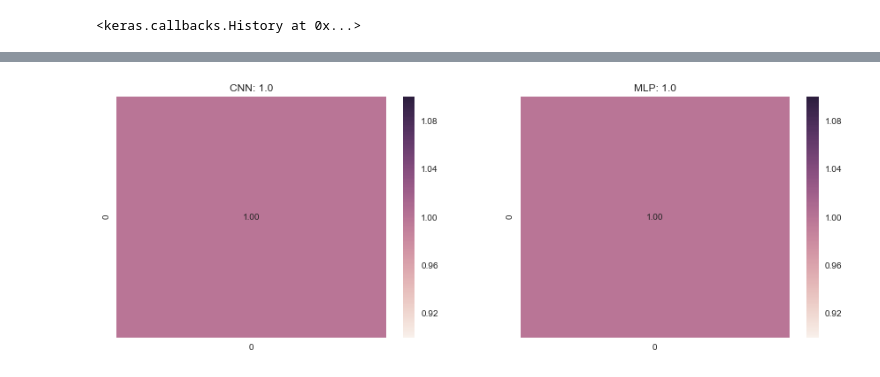
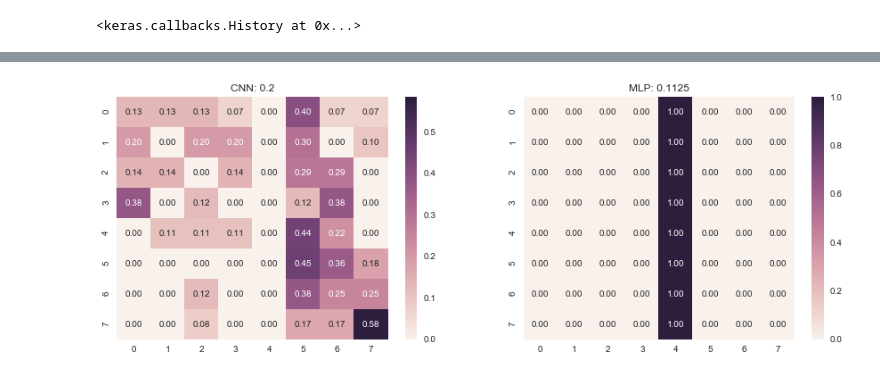
Before and after one commit to MachineLearning-FA2017/Lab8, a Jupyter notebook: CNN Van.ipynb, the cells around one changed output, grey strips where cells are left out. Saved outputs shown, nothing was run; the diff lists cells and outputs as text; code cells hidden in the pictures.

```diff
--- a/CNN Van.ipynb
+++ b/CNN Van.ipynb
@@ -114,8 +114,8 @@ for i in range(0,5):
 #train_data = train_data / 255
 #igs_pca = train_data.reshape(igs.shape[0], (train_data.shape[1]*train_data.shape[2]))
 X = igs
-y = np.asarray(image_labels)
-print(X, y)
+y = np.asarray(labels)
+print(X, labels)
 # %% [output]
 [[[ 0.99755298  0.99059018  0.99709773 ...,  0.37166314  0.35978078
     0.37559778]
@@ -415,7 +414,7 @@ cnn4.compile(loss='mean_squared_error',
 # we need to exapnd the dimensions here to give the
 #   "channels" dimension expected by Keras
 cnn4.fit(np.expand_dims(X_train, axis=1), y_train_ohe,
-        batch_size=64, epochs=1,
+        batch_size=64, epochs=20,
         shuffle=True, verbose=0)
 
 compare_mlp_cnn(cnn4,mlp,X_test,y_test)
@@ -425 +424 @@ Wall time: 3.51 s
-[figure, old version]
+[figure, new version]
```
Also changed, not shown: parts of 10 cells of this notebook.
